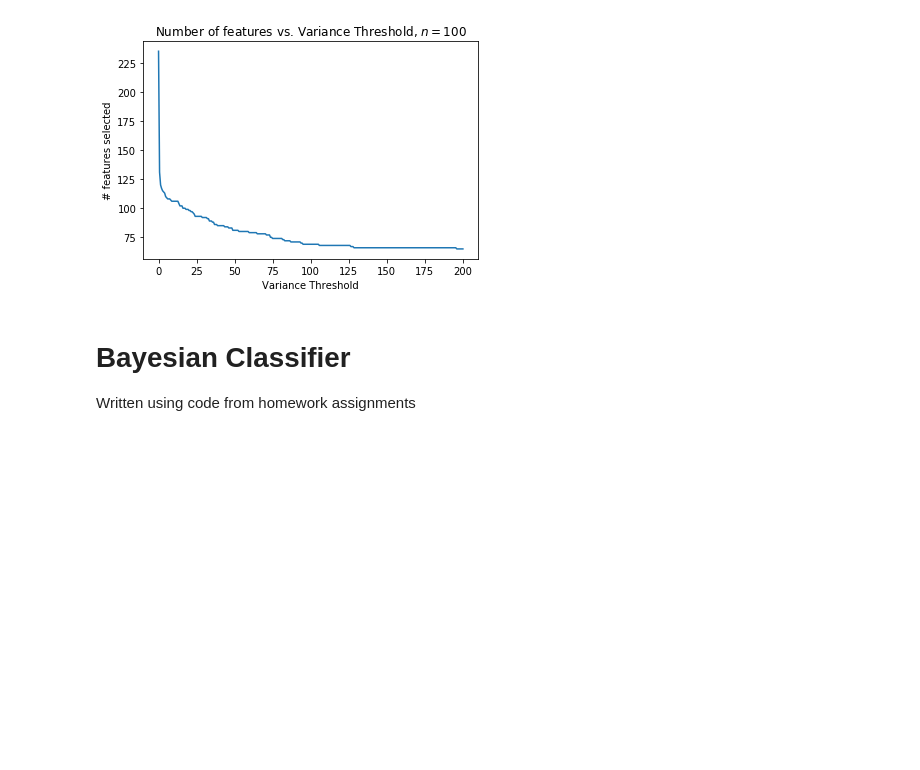
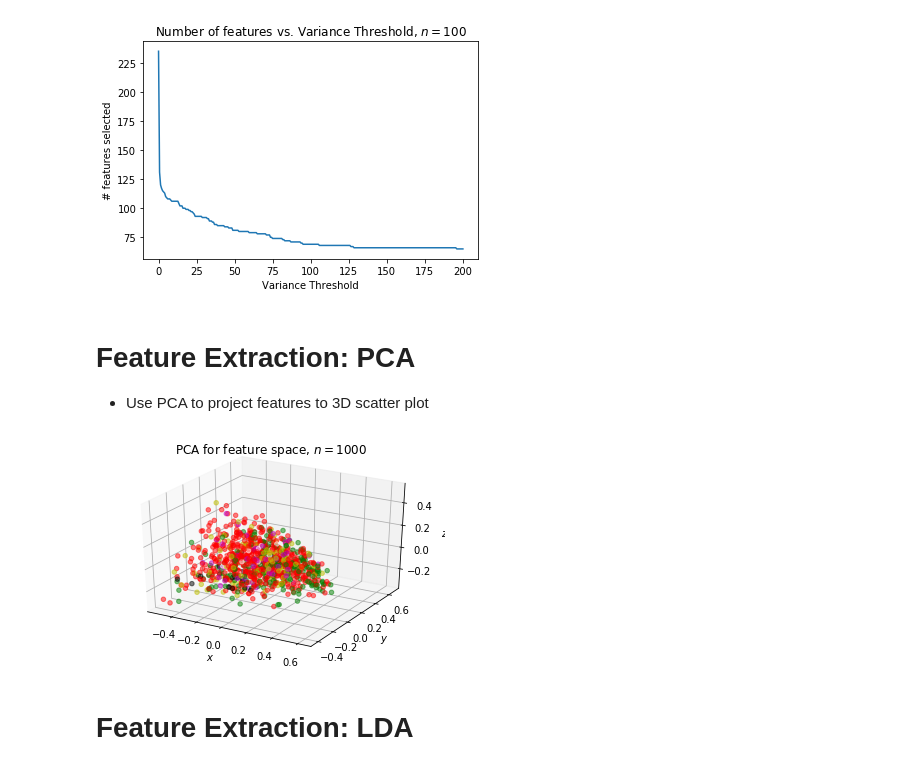
Before and after one commit to kevinmcmahon22/genre-recognition, a Jupyter notebook: 802 project.ipynb, the cells around one changed output. Cells and saved outputs as stored; diff of their text form; code cells hidden in the pictures; blank space fills up the shorter version.

```diff
--- a/802 project.ipynb
+++ b/802 project.ipynb
@@ -103,7 +102,8 @@ echonest.shape
+# %%
+samples_to_obtain = 10000
 # %%
 feature_space = pd.DataFrame(columns=echonest.columns)
-genre_of_sample = dict()
-samples_to_obtain = 100
+genre_of_track = dict()
 
 genre_map = tracks['track.8']
 top_level_genres = list(base_genres.index.values)
@@ -116,7 +116,7 @@ for track_id, features in echonest.iterrows():
         for gen in track_genres:
             if int(gen) in top_level_genres:
                 feature_space.loc[track_id] = features
-                genre_of_sample[track_id] = int(gen)
+                genre_of_track[track_id] = int(gen)
                 num_samples += 1
                 break
     except:
@@ -125,8 +125,8 @@ for track_id, features in echonest.iterrows():
     if num_samples > samples_to_obtain:
         break
 
+# Dictionary, maps track_id to genre_id
+genre_of_track
+
 # DataFrame of features for each track
-feature_space;
-
-# The top-level genre for each prototype in feature space
-genre_of_sample;
+feature_space.shape
@@ -207,6 +153,6 @@ plt.xlabel('Variance Threshold')
 plt.ylabel('# features selected');
 # %% [output]
 [figure]
-# %% [markdown]
-# Bayesian Classifier
-Written using code from homework assignments
+# %% [markdown]
+# Feature Extraction: PCA
+- Use PCA to project features to 3D scatter plot
@@ -212,0 +163,46 @@ Written using code from homework assignments
+# %%
+pca = PCA(n_components=3)
+pca_data = pca.fit_transform(normalize(feature_space))
+
+fig = plt.figure()
+ax = plt.axes(projection='3d')
+
+genre_color_map = {
+    38: 'b',
+    15: 'g',
+    12: 'r',
+    1235: 'c',
+    10: 'm',
+    17: 'y',
+    21: 'k',
+    2: 'w'
+}
+
+X=[]
+Y=[]
+Z=[]
+colors=[]
+for index, sample in enumerate(pca_data):
+    # Add info to appropriate lists
+    X.append(sample[0])
+    Y.append(sample[1])
+    Z.append(sample[2])
+
+    gen = genre_of_track[feature_space.index.values[index]]
+    colors.append(genre_color_map[gen])
+
+ax.scatter(X,Y,Z, c=colors, alpha=0.5)
+
+# Optionally project plot onto each axis, only useful for n < 10
+# ax.scatter(X, Z, marker='>', c=colors, zdir='y')
+# ax.scatter(Y, Z, marker='^', c=colors, zdir='x')
+# ax.scatter(X, Y, marker='<', c=colors, zdir='z')
+
+ax.set_title(f'PCA for feature space, $n = {len(feature_space)}$')
+ax.set_xlabel('$x$')
+ax.set_ylabel('$y$')
+ax.set_zlabel('$z$');
+# %% [output]
+[figure, added]
+# %% [markdown]
+# Feature Extraction: LDA
```
Also changed, not shown: parts of 35 cells of this notebook.
